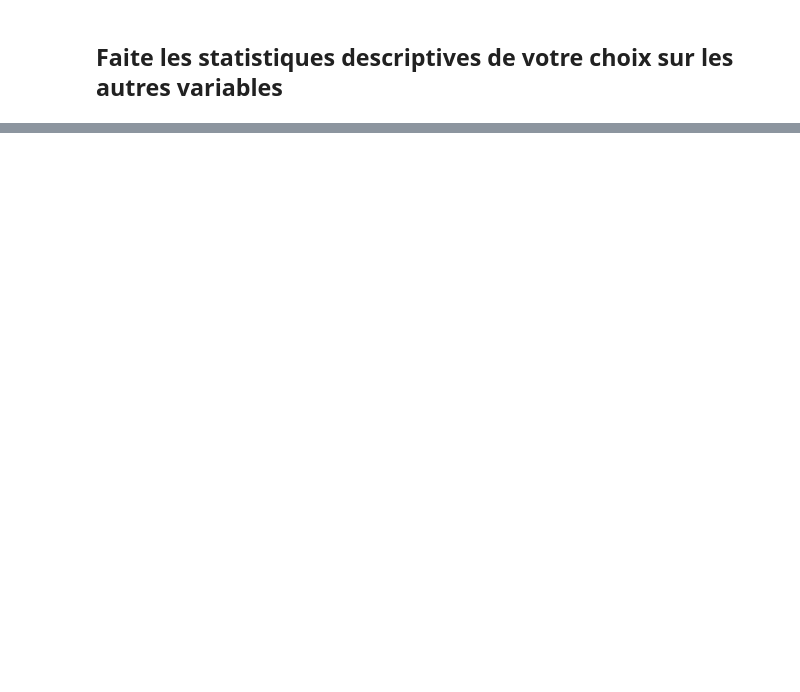
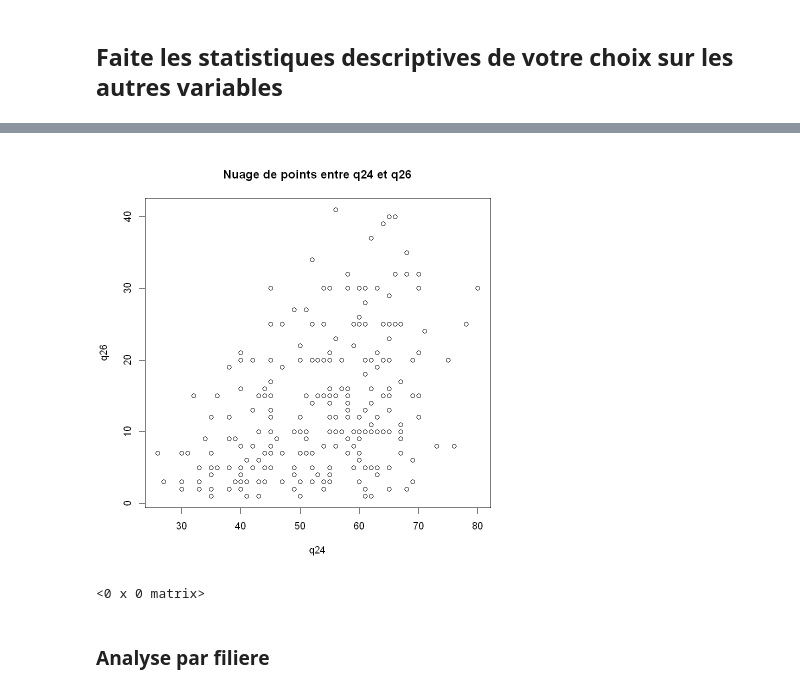
Before and after one commit to Mafieuu/ISE1_Cours-R-exploration-de-donnees, a Jupyter notebook: script/main.ipynb, the cells around one changed output, grey strips where cells are left out. Cells and saved outputs as stored; diff of their text form; code cells hidden in the pictures; blank space fills up the shorter version.

```diff
--- a/script/main.ipynb
+++ b/script/main.ipynb
@@ -308,0 +565,8 @@ univarie<-function(var,projet_=projet){
+# %%
+bivarie("q24","q26",nuage_point=TRUE)
+# %% [output]
+[figure, added]
+# %%
+resultats
+# %% [output]
+<0 x 0 matrix>
@@ -308,0 +575,2 @@ univarie<-function(var,projet_=projet){
+# %% [markdown]
+### Analyse par filiere
```
Also changed, not shown: parts of 24 cells of this notebook, 1 other file.
